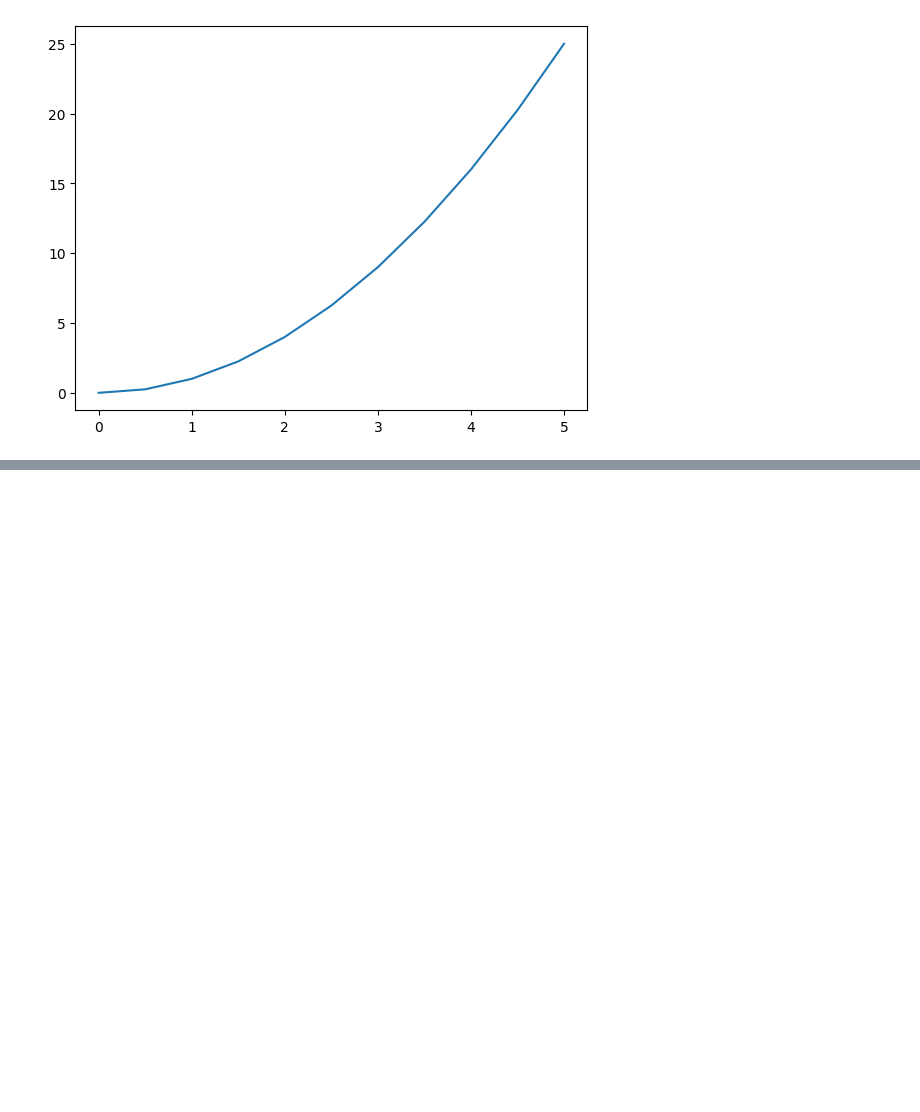
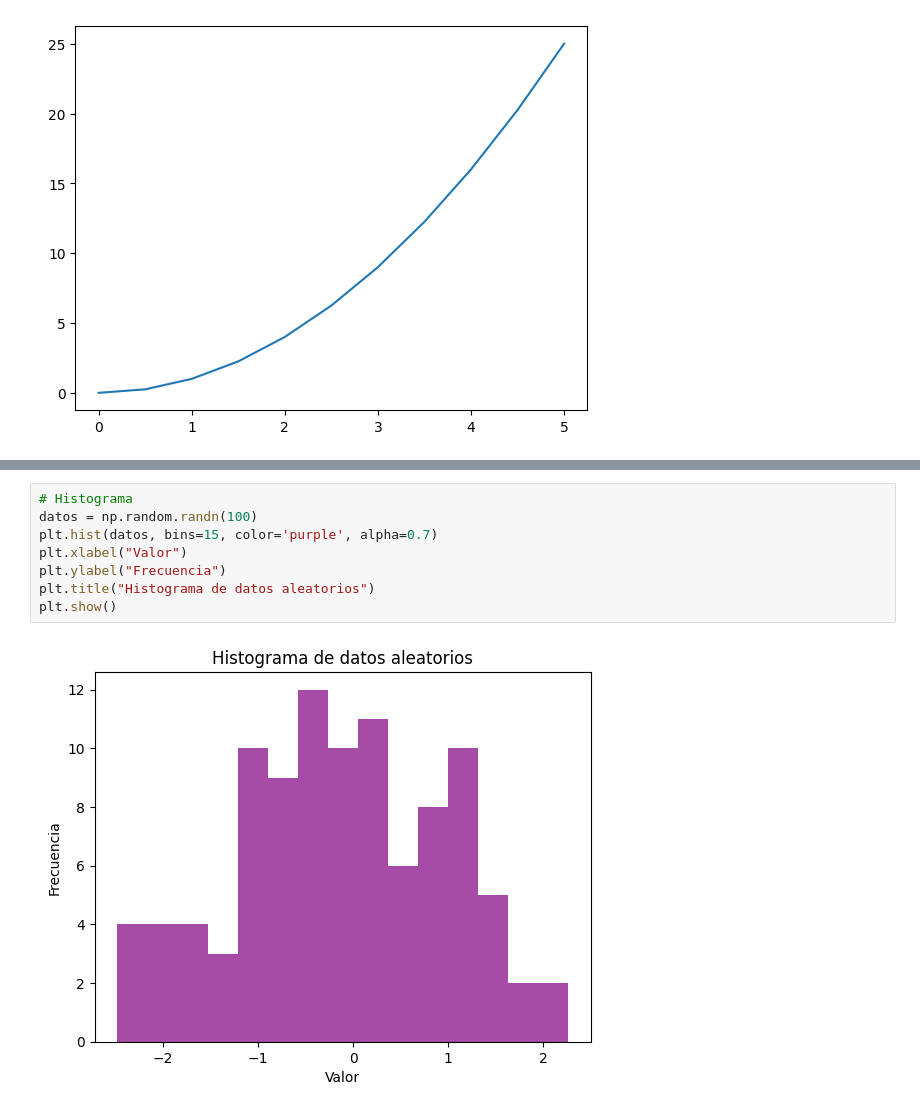
Before and after one commit to Divione-AAA/Ciencia-de-datos, a Jupyter notebook: matplotlib.ipynb, the cells around one changed output, grey strips where cells are left out. Cells and saved outputs as stored; diff of their text form; blank space fills up the shorter version.

```diff
--- a/matplotlib.ipynb
+++ b/matplotlib.ipynb
@@ -36,0 +48,10 @@ axes.plot(x,y)
+# %%
+# Histograma
+datos = np.random.randn(100)
+plt.hist(datos, bins=15, color='purple', alpha=0.7)
+plt.xlabel("Valor")
+plt.ylabel("Frecuencia")
+plt.title("Histograma de datos aleatorios")
+plt.show()
+# %% [output]
+[figure, added]
```
Also changed, not shown: parts of 4 cells of this notebook.
